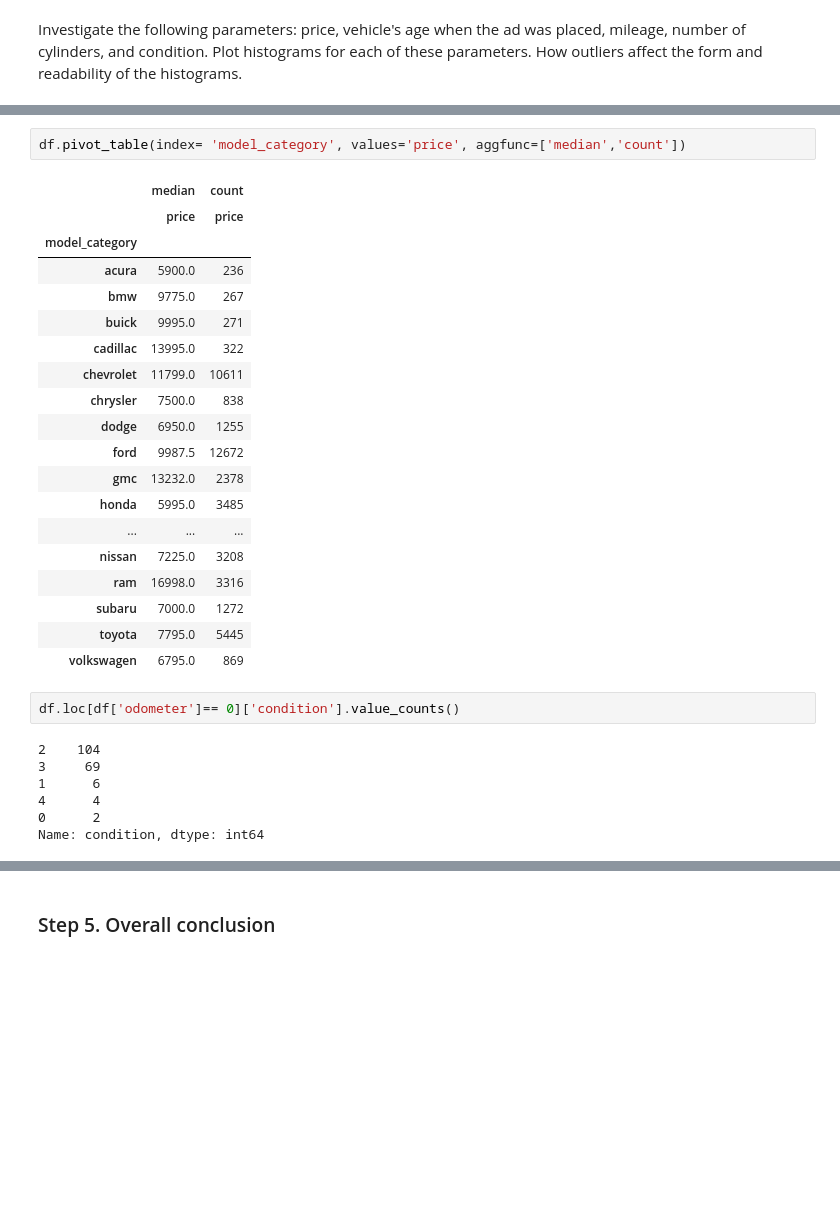
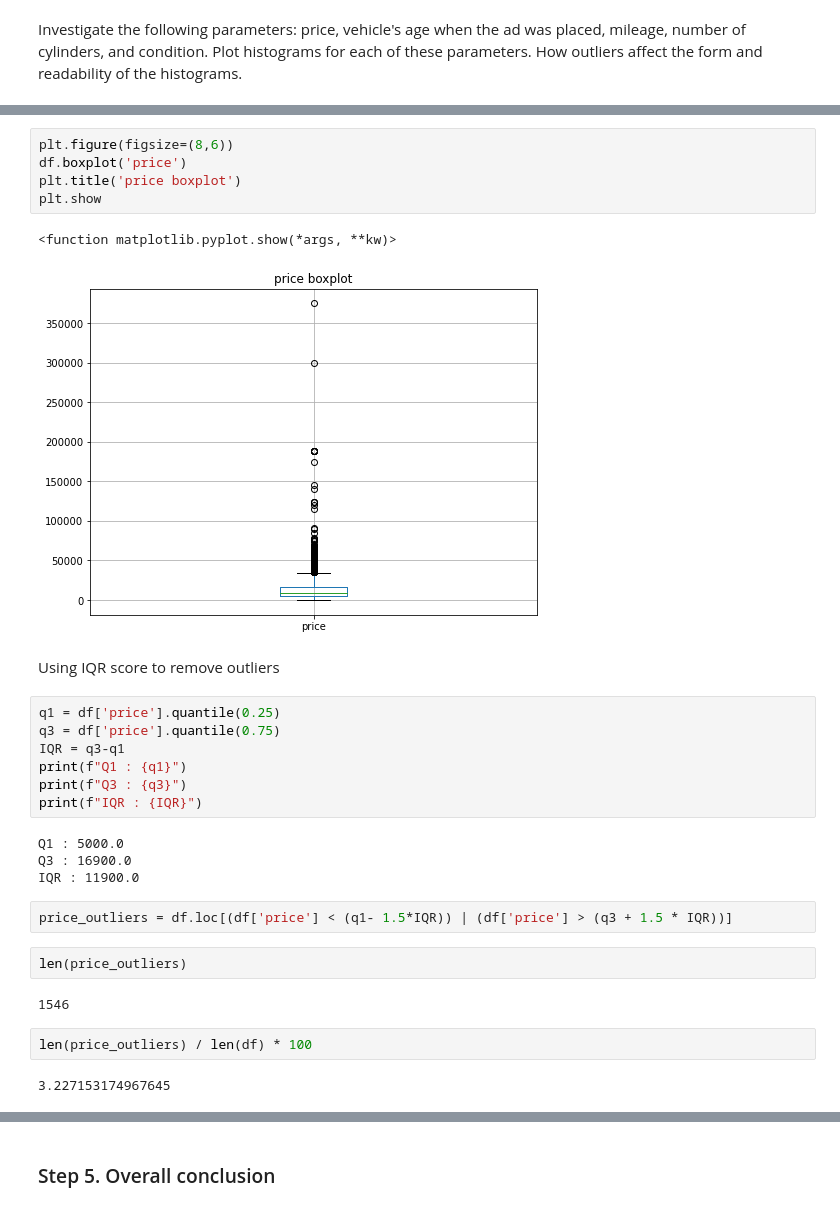
Before and after one commit to rainbowmoonlight/Yandex_Practicum_Projects, a Jupyter notebook: 02 Car Sales Ads Project/Car Sales Ads.ipynb, the cells around one changed output, grey strips where cells are left out. Cells and saved outputs as stored; diff of their text form; blank space fills up the shorter version.

```diff
--- a/02 Car Sales Ads Project/Car Sales Ads.ipynb
+++ b/02 Car Sales Ads Project/Car Sales Ads.ipynb
@@ -540,31 +561,31 @@ Name: model_category, dtype: int64
-# %%
-df.pivot_table(index= 'model_category', values='price', aggfunc=['median','count'])
-# %% [output]
-|  | median | count |
-|  | price | price |
-| model_category |  |  |
-| acura | 5900.0 | 236 |
-| bmw | 9775.0 | 267 |
-| buick | 9995.0 | 271 |
-| cadillac | 13995.0 | 322 |
-| chevrolet | 11799.0 | 10611 |
-| chrysler | 7500.0 | 838 |
-| dodge | 6950.0 | 1255 |
-| ford | 9987.5 | 12672 |
-| gmc | 13232.0 | 2378 |
-| honda | 5995.0 | 3485 |
-| ... | ... | ... |
-| nissan | 7225.0 | 3208 |
-| ram | 16998.0 | 3316 |
-| subaru | 7000.0 | 1272 |
-| toyota | 7795.0 | 5445 |
-| volkswagen | 6795.0 | 869 |
-# %%
-df.loc[df['odometer']== 0]['condition'].value_counts()
-# %% [output]
-2    104
-3     69
-1      6
-4      4
-0      2
-Name: condition, dtype: int64
+# %%
+plt.figure(figsize=(8,6))
+df.boxplot('price')
+plt.title('price boxplot')
+plt.show
+# %% [output]
+<function matplotlib.pyplot.show(*args, **kw)>
+[figure, added]
+# %% [markdown]
+Using IQR score to remove outliers
+# %%
+q1 = df['price'].quantile(0.25)
+q3 = df['price'].quantile(0.75)
+IQR = q3-q1
+print(f"Q1 : {q1}")
+print(f"Q3 : {q3}")
+print(f"IQR : {IQR}")
+# %% [output]
+Q1 : 5000.0
+Q3 : 16900.0
+IQR : 11900.0
+# %%
+price_outliers = df.loc[(df['price'] < (q1- 1.5*IQR)) | (df['price'] > (q3 + 1.5 * IQR))]
+# %%
+len(price_outliers)
+# %% [output]
+1546
+# %%
+len(price_outliers) / len(df) * 100
+# %% [output]
+3.227153174967645
```
Also changed, not shown: parts of 32 cells of this notebook.
